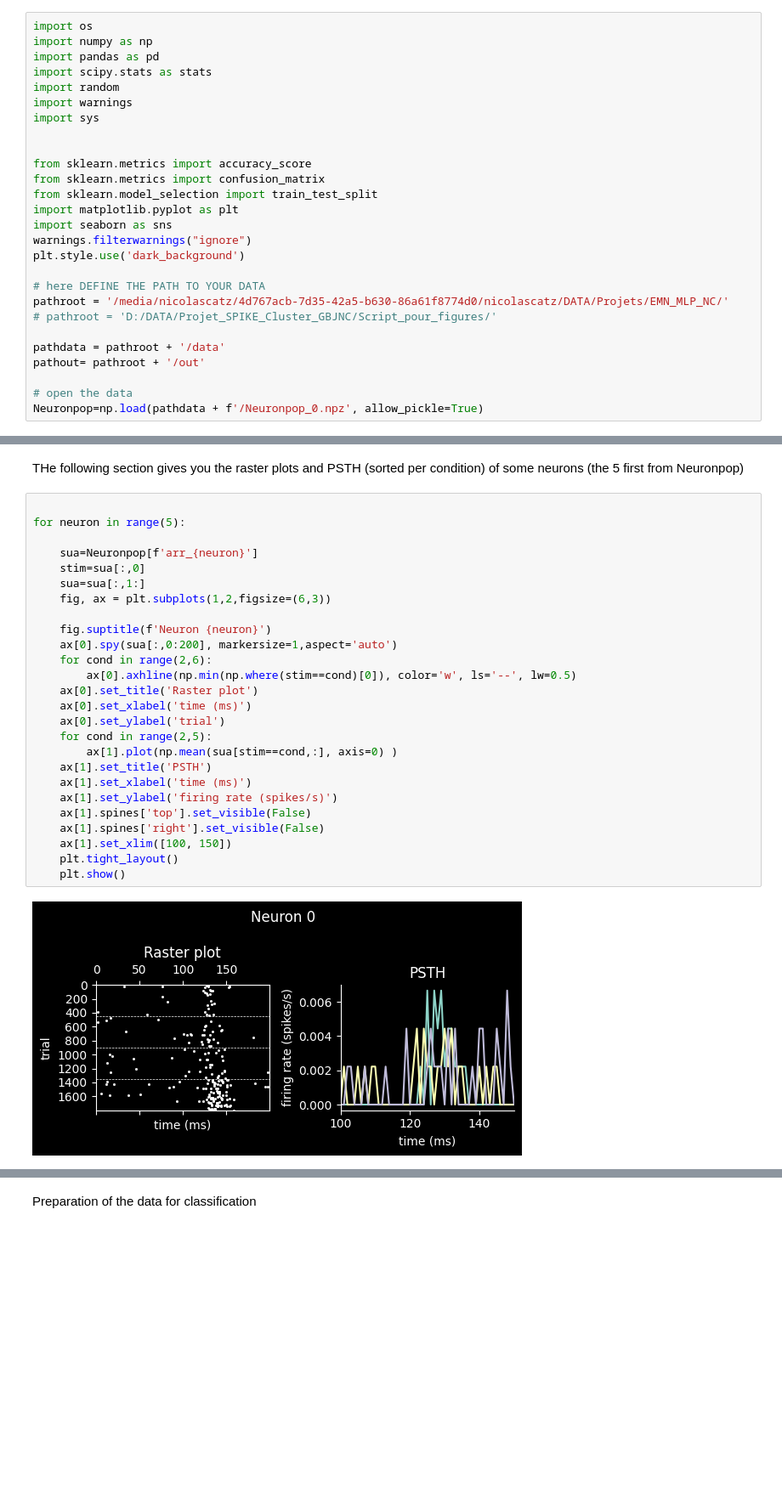
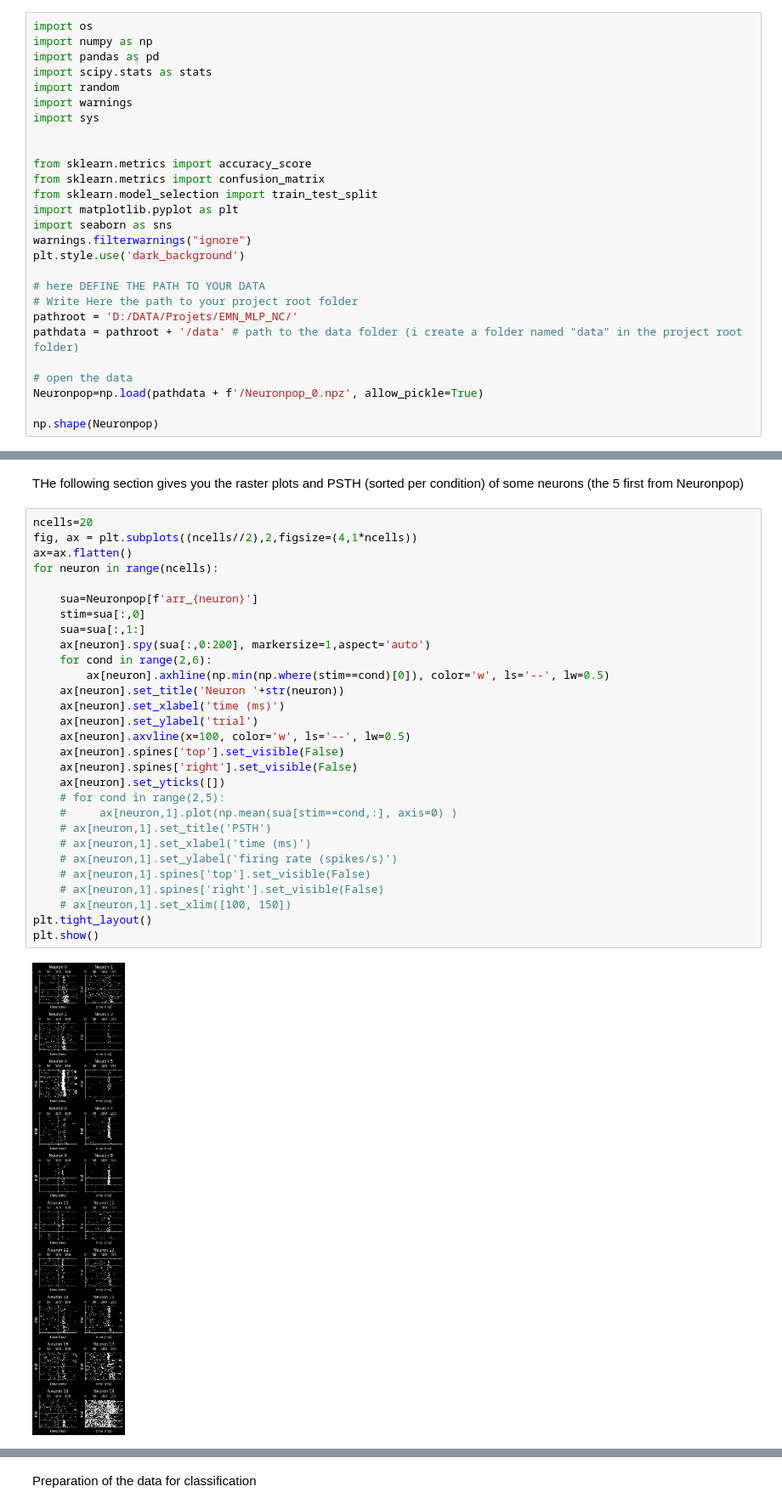
Before and after one commit to nicolascatz/EMN_MLP_NC, a Jupyter notebook: scripts/EMN_NC_TD2_MLP_and_Classification_Real_data.ipynb, the cells around one changed output, grey strips where cells are left out. Shown at 85% size. Saved outputs shown, nothing was run; the diff lists cells and outputs as text; blank space fills up the shorter version.

```diff
--- a/scripts/EMN_NC_TD2_MLP_and_Classification_Real_data.ipynb
+++ b/scripts/EMN_NC_TD2_MLP_and_Classification_Real_data.ipynb
@@ -28,11 +28,11 @@ warnings.filterwarnings("ignore")
 plt.style.use('dark_background')
 
 # here DEFINE THE PATH TO YOUR DATA
-pathroot = '/media/nicolascatz/4d767acb-7d35-42a5-b630-86a61f8774d0/nicolascatz/DATA/Projets/EMN_MLP_NC/'
-# pathroot = 'D:/DATA/Projet_SPIKE_Cluster_GBJNC/Script_pour_figures/'
-
-pathdata = pathroot + '/data'
-pathout= pathroot + '/out'
+# Write Here the path to your project root folder
+pathroot = 'D:/DATA/Projets/EMN_MLP_NC/'
+pathdata = pathroot + '/data' # path to the data folder (i create a folder named "data" in the project root folder)
 
 # open the data
 Neuronpop=np.load(pathdata + f'/Neuronpop_0.npz', allow_pickle=True)
+
+np.shape(Neuronpop)
@@ -69,30 +71,33 @@ The 0 (or 1) indicated for each ms before and after the stimulation, the non-occ
 # %% [markdown]
 THe following section gives you the raster plots and PSTH (sorted per condition) of some neurons (the 5 first from Neuronpop)
 # %%
-
-for neuron in range(5):
+ncells=20
+fig, ax = plt.subplots((ncells//2),2,figsize=(4,1*ncells))
+ax=ax.flatten()
+for neuron in range(ncells):
 
     sua=Neuronpop[f'arr_{neuron}']
     stim=sua[:,0]
     sua=sua[:,1:]
-    fig, ax = plt.subplots(1,2,figsize=(6,3))
-
-    fig.suptitle(f'Neuron {neuron}')
-    ax[0].spy(sua[:,0:200], markersize=1,aspect='auto')
+    ax[neuron].spy(sua[:,0:200], markersize=1,aspect='auto')
     for cond in range(2,6):
-        ax[0].axhline(np.min(np.where(stim==cond)[0]), color='w', ls='--', lw=0.5)
-    ax[0].set_title('Raster plot')
-    ax[0].set_xlabel('time (ms)')
-    ax[0].set_ylabel('trial')
-    for cond in range(2,5):
-        ax[1].plot(np.mean(sua[stim==cond,:], axis=0) )
-    ax[1].set_title('PSTH')
-    ax[1].set_xlabel('time (ms)')
-    ax[1].set_ylabel('firing rate (spikes/s)')
-    ax[1].spines['top'].set_visible(False)
-    ax[1].spines['right'].set_visible(False)
-    ax[1].set_xlim([100, 150])
-    plt.tight_layout()
-    plt.show()
+        ax[neuron].axhline(np.min(np.where(stim==cond)[0]), color='w', ls='--', lw=0.5)
+    ax[neuron].set_title('Neuron '+str(neuron))
+    ax[neuron].set_xlabel('time (ms)')
+    ax[neuron].set_ylabel('trial')
+    ax[neuron].axvline(x=100, color='w', ls='--', lw=0.5)
+    ax[neuron].spines['top'].set_visible(False)
+    ax[neuron].spines['right'].set_visible(False)
+    ax[neuron].set_yticks([])
+    # for cond in range(2,5):
+    #     ax[neuron,1].plot(np.mean(sua[stim==cond,:], axis=0) )
+    # ax[neuron,1].set_title('PSTH')
+    # ax[neuron,1].set_xlabel('time (ms)')
+    # ax[neuron,1].set_ylabel('firing rate (spikes/s)')
+    # ax[neuron,1].spines['top'].set_visible(False)
+    # ax[neuron,1].spines['right'].set_visible(False)
+    # ax[neuron,1].set_xlim([100, 150])
+plt.tight_layout()
+plt.show()
 # %% [output]
-[figure, old version]
+[figure, new version]
```
Also changed, not shown: parts of 10 cells of this notebook, 1 other file.
